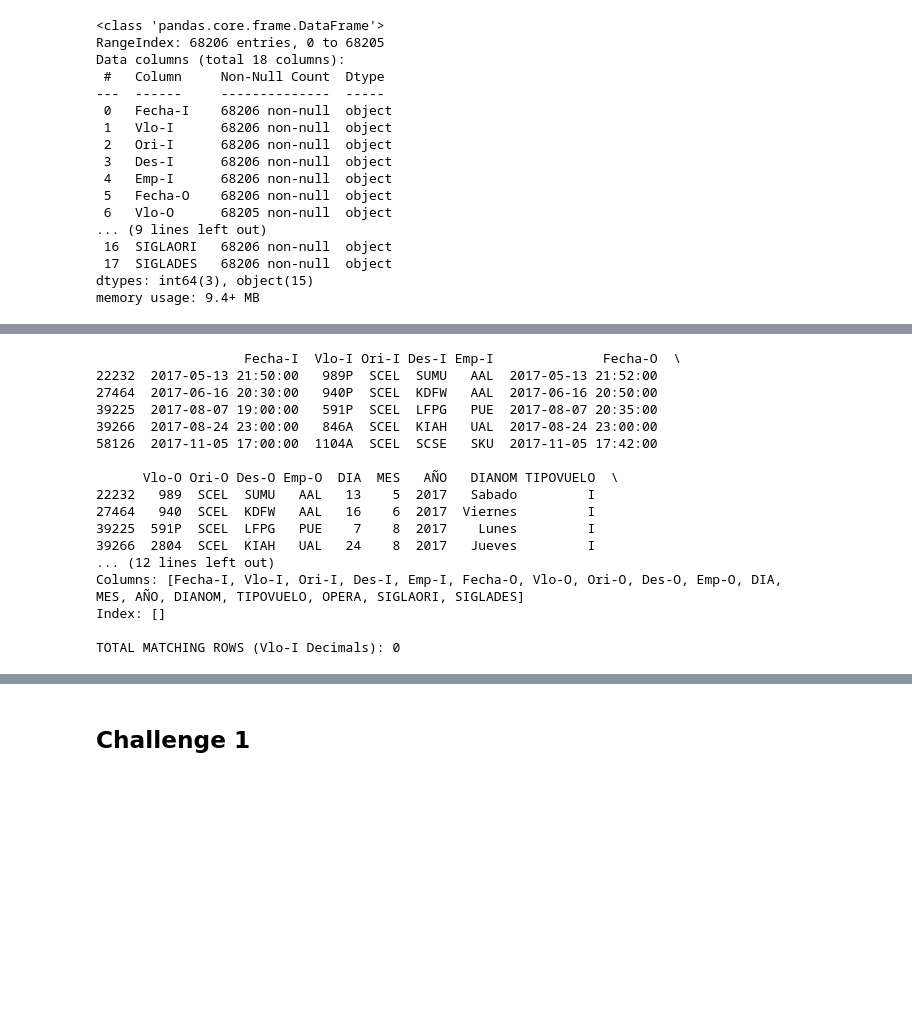
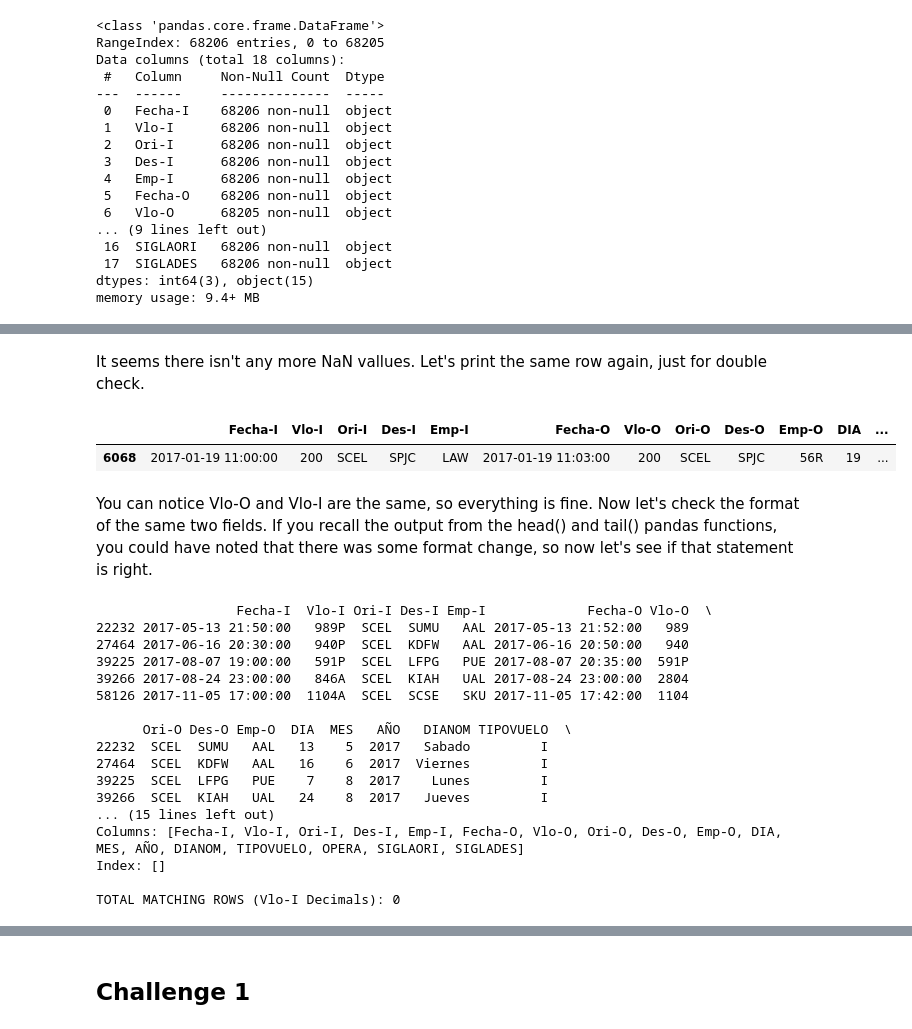
Before and after one commit to mabarcaj/LATAM_Data_Scientist_Challenge, a Jupyter notebook: solution.ipynb, the cells around one changed output, grey strips where cells are left out. Drawn from its saved outputs; the diff is of its cells as text; code cells hidden in the pictures; blank space fills up the shorter version.

```diff
--- a/solution.ipynb
+++ b/solution.ipynb
@@ -119,0 +169,6 @@ You can notice that apart from **DIA**, **MES** and **AÑO**, all the fields on
+# %%
+# Let's use fillna to solve this problem
+base_df['Vlo-O'] = base_df['Vlo-O'].fillna(base_df['Vlo-I'])
+
+# Let's print the nan sum of all the dataset
+print(base_df.isna().sum())
@@ -120,27 +195,54 @@ You can notice that apart from **DIA**, **MES** and **AÑO**, all the fields on
+# %% [markdown]
+It seems there isn't any more NaN vallues. Let's print the same row again, just for double check.
+# %%
+base_df.loc[(base_df['Fecha-I'] == '2017-01-19 11:00:00') & (base_df['Fecha-O'] == '2017-01-19 11:03:00')]
+# used this way to keep the same output format  a simple .loc[index] should have the work done
+# %% [output]
+|  | Fecha-I | Vlo-I | Ori-I | Des-I | Emp-I | Fecha-O | Vlo-O | Ori-O | Des-O | Emp-O | DIA | ... |
+| 6068 | 2017-01-19 11:00:00 | 200 | SCEL | SPJC | LAW | 2017-01-19 11:03:00 | 200 | SCEL | SPJC | 56R | 19 | ... |
+# %% [markdown]
+You can notice Vlo-O and Vlo-I are the same, so everything is fine. Now let's check the format of the same two fields. If you recall the output from the head() and tail() pandas functions, you could have noted that there was some format change, so now let's see if that statement is right.
 # %%
 # Checking if the field Vlo-I is just a numeric string or has some letters in it
-vlo_i = base_df[base_df['Vlo-I'].str.contains('[a-zA-Z]', na=False)]
+vlo_i = base_df[base_df['Vlo-I'].astype(str).str.contains('[a-zA-Z]', na=False)]
 print(vlo_i)
 print('\nTOTAL MATCHING ROWS (Vlo-I Letters): {}\n'.format(vlo_i.shape[0]))
 
+tolerance = [0, 0, 0]
+for val in base_df['Vlo-I'].tolist():
+    if type(val) == str and tolerance[0] == 0: # this is to get the first value that matches, could be changed
+        print('Value: {} - Type: {}'.format(val, type(val)))
+        tolerance[0] += 1
+
+    elif type(val) == int and tolerance[1] == 0:
+        print('Value: {} - Type: {}'.format(val, type(val)))
+        tolerance[1] += 1
+
+    elif type(val) == float and tolerance[2] == 0:
+        print('Value: {} - Type: {}'.format(val, type(val)))
+        tolerance[2] += 1
+
+
+
 # Let's check if has decimals too
-vlo_i_d = base_df[base_df['Vlo-I'].str.contains('\.', na=False)]
+vlo_i_d = base_df[base_df['Vlo-I'].astype(str).str.contains('\.[0-9]', na=False)]
+print()
 print(vlo_i_d)
 print('\nTOTAL MATCHING ROWS (Vlo-I Decimals): {}\n'.format(vlo_i_d.shape[0]))
 # %% [output]
-                   Fecha-I  Vlo-I Ori-I Des-I Emp-I              Fecha-O  \
-22232  2017-05-13 21:50:00   989P  SCEL  SUMU   AAL  2017-05-13 21:52:00
-27464  2017-06-16 20:30:00   940P  SCEL  KDFW   AAL  2017-06-16 20:50:00
-39225  2017-08-07 19:00:00   591P  SCEL  LFPG   PUE  2017-08-07 20:35:00
-39266  2017-08-24 23:00:00   846A  SCEL  KIAH   UAL  2017-08-24 23:00:00
-58126  2017-11-05 17:00:00  1104A  SCEL  SCSE   SKU  2017-11-05 17:42:00
+                  Fecha-I  Vlo-I Ori-I Des-I Emp-I             Fecha-O Vlo-O  \
+22232 2017-05-13 21:50:00   989P  SCEL  SUMU   AAL 2017-05-13 21:52:00   989
+27464 2017-06-16 20:30:00   940P  SCEL  KDFW   AAL 2017-06-16 20:50:00   940
+39225 2017-08-07 19:00:00   591P  SCEL  LFPG   PUE 2017-08-07 20:35:00  591P
+39266 2017-08-24 23:00:00   846A  SCEL  KIAH   UAL 2017-08-24 23:00:00  2804
+58126 2017-11-05 17:00:00  1104A  SCEL  SCSE   SKU 2017-11-05 17:42:00  1104
 
-      Vlo-O Ori-O Des-O Emp-O  DIA  MES   AÑO   DIANOM TIPOVUELO  \
-22232   989  SCEL  SUMU   AAL   13    5  2017   Sabado         I
-27464   940  SCEL  KDFW   AAL   16    6  2017  Viernes         I
-39225  591P  SCEL  LFPG   PUE    7    8  2017    Lunes         I
-39266  2804  SCEL  KIAH   UAL   24    8  2017   Jueves         I
-... (12 lines left out)
+      Ori-O Des-O Emp-O  DIA  MES   AÑO   DIANOM TIPOVUELO  \
+22232  SCEL  SUMU   AAL   13    5  2017   Sabado         I
+27464  SCEL  KDFW   AAL   16    6  2017  Viernes         I
+39225  SCEL  LFPG   PUE    7    8  2017    Lunes         I
+39266  SCEL  KIAH   UAL   24    8  2017   Jueves         I
+... (15 lines left out)
 Columns: [Fecha-I, Vlo-I, Ori-I, Des-I, Emp-I, Fecha-O, Vlo-O, Ori-O, Des-O, Emp-O, DIA, MES, AÑO, DIANOM, TIPOVUELO, OPERA, SIGLAORI, SIGLADES]
 Index: []
 
```
Also changed, not shown: parts of 31 cells of this notebook.
